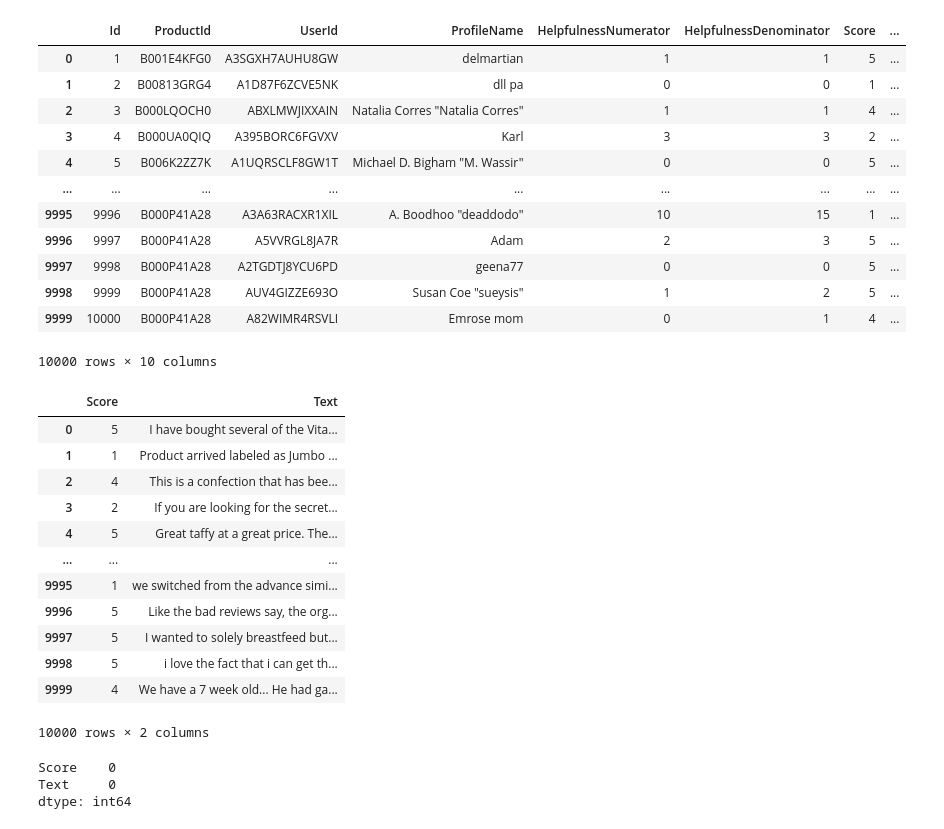
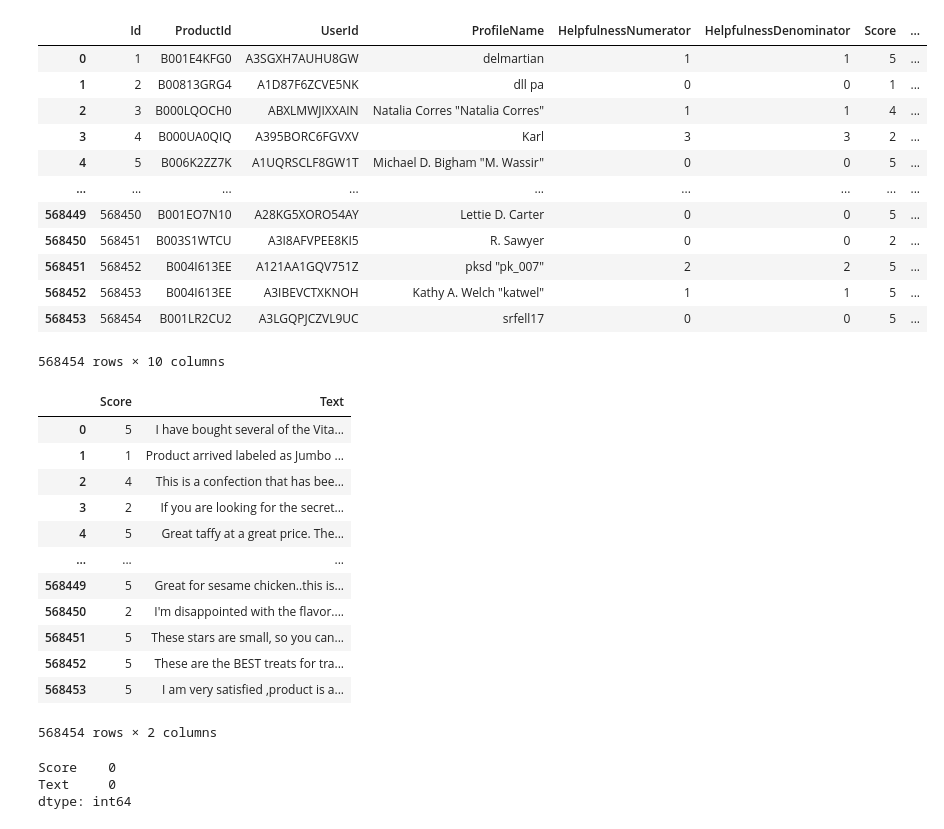
Before and after one commit to Vijayalekshmi203/SentimentAnalysis, a Jupyter notebook: SA.ipynb, the cells around one changed output. Drawn from its saved outputs; the diff is of its cells as text; code cells hidden in the pictures.

```diff
--- a/SA.ipynb
+++ b/SA.ipynb
@@ -6,22 +6,23 @@ import matplotlib.pyplot as plt # type: ignore
 import warnings
 warnings.filterwarnings('ignore')
 # %%
-whole_data = pd.read_csv(r'Data\Review.csv')
+#whole_data = pd.read_csv(r'Data\Review.csv')
+whole_data = pd.read_csv(r'Data\SA_Data.csv')
 whole_data
 # %% [output]
 |  | Id | ProductId | UserId | ProfileName | HelpfulnessNumerator | HelpfulnessDenominator | Score | ... |
 | 0 | 1 | B001E4KFG0 | A3SGXH7AUHU8GW | delmartian | 1 | 1 | 5 | ... |
 | 1 | 2 | B00813GRG4 | A1D87F6ZCVE5NK | dll pa | 0 | 0 | 1 | ... |
 | 2 | 3 | B000LQOCH0 | ABXLMWJIXXAIN | Natalia Corres "Natalia Corres" | 1 | 1 | 4 | ... |
 | 3 | 4 | B000UA0QIQ | A395BORC6FGVXV | Karl | 3 | 3 | 2 | ... |
 | 4 | 5 | B006K2ZZ7K | A1UQRSCLF8GW1T | Michael D. Bigham "M. Wassir" | 0 | 0 | 5 | ... |
 | ... | ... | ... | ... | ... | ... | ... | ... | ... |
-| 9995 | 9996 | B000P41A28 | A3A63RACXR1XIL | A. Boodhoo "deaddodo" | 10 | 15 | 1 | ... |
-| 9996 | 9997 | B000P41A28 | A5VVRGL8JA7R | Adam | 2 | 3 | 5 | ... |
-| 9997 | 9998 | B000P41A28 | A2TGDTJ8YCU6PD | geena77 | 0 | 0 | 5 | ... |
-| 9998 | 9999 | B000P41A28 | AUV4GIZZE693O | Susan Coe "sueysis" | 1 | 2 | 5 | ... |
-| 9999 | 10000 | B000P41A28 | A82WIMR4RSVLI | Emrose mom | 0 | 1 | 4 | ... |
+| 568449 | 568450 | B001EO7N10 | A28KG5XORO54AY | Lettie D. Carter | 0 | 0 | 5 | ... |
+| 568450 | 568451 | B003S1WTCU | A3I8AFVPEE8KI5 | R. Sawyer | 0 | 0 | 2 | ... |
+| 568451 | 568452 | B004I613EE | A121AA1GQV751Z | pksd "pk_007" | 2 | 2 | 5 | ... |
+| 568452 | 568453 | B004I613EE | A3IBEVCTXKNOH | Kathy A. Welch "katwel" | 1 | 1 | 5 | ... |
+| 568453 | 568454 | B001LR2CU2 | A3LGQPJCZVL9UC | srfell17 | 0 | 0 | 5 | ... |
-10000 rows × 10 columns
+568454 rows × 10 columns
 # %%
 data=whole_data[['Score','Text']]
 data
@@ -33,12 +34,12 @@ data
 | 3 | 2 | If you are looking for the secret... |
 | 4 | 5 | Great taffy at a great price. The... |
 | ... | ... | ... |
-| 9995 | 1 | we switched from the advance simi... |
-| 9996 | 5 | Like the bad reviews say, the org... |
-| 9997 | 5 | I wanted to solely breastfeed but... |
-| 9998 | 5 | i love the fact that i can get th... |
-| 9999 | 4 | We have a 7 week old... He had ga... |
+| 568449 | 5 | Great for sesame chicken..this is... |
+| 568450 | 2 | I'm disappointed with the flavor.... |
+| 568451 | 5 | These stars are small, so you can... |
+| 568452 | 5 | These are the BEST treats for tra... |
+| 568453 | 5 | I am very satisfied ,product is a... |
-10000 rows × 2 columns
+568454 rows × 2 columns
 # %%
 #Identifying misssing values
 data.isnull().sum()
```
Also changed, not shown: parts of 51 cells of this notebook.
